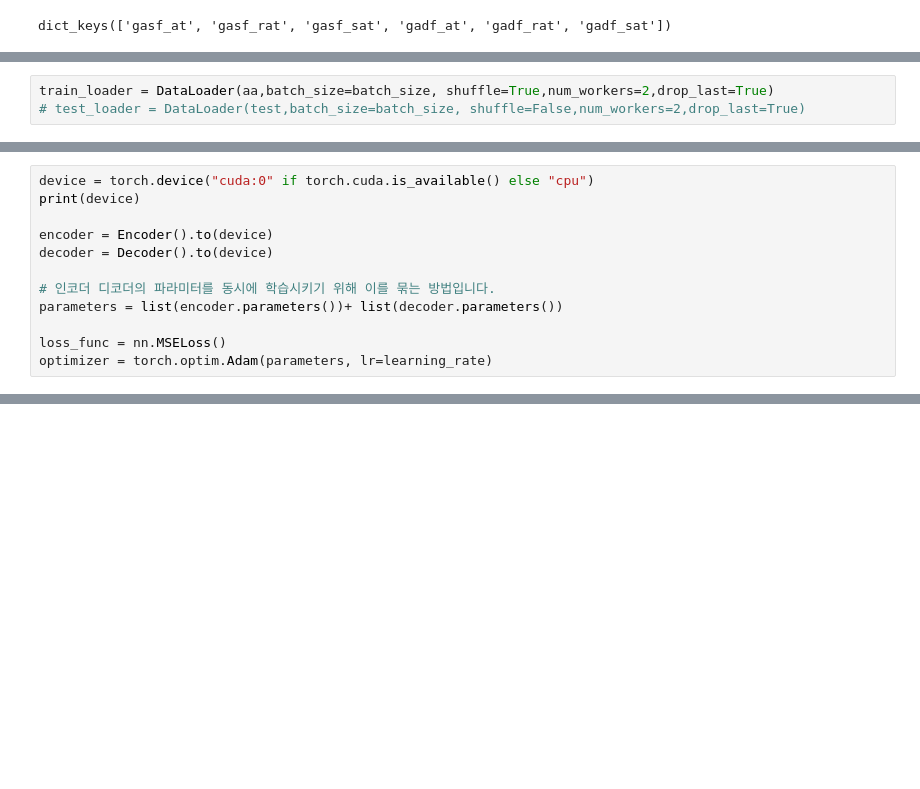
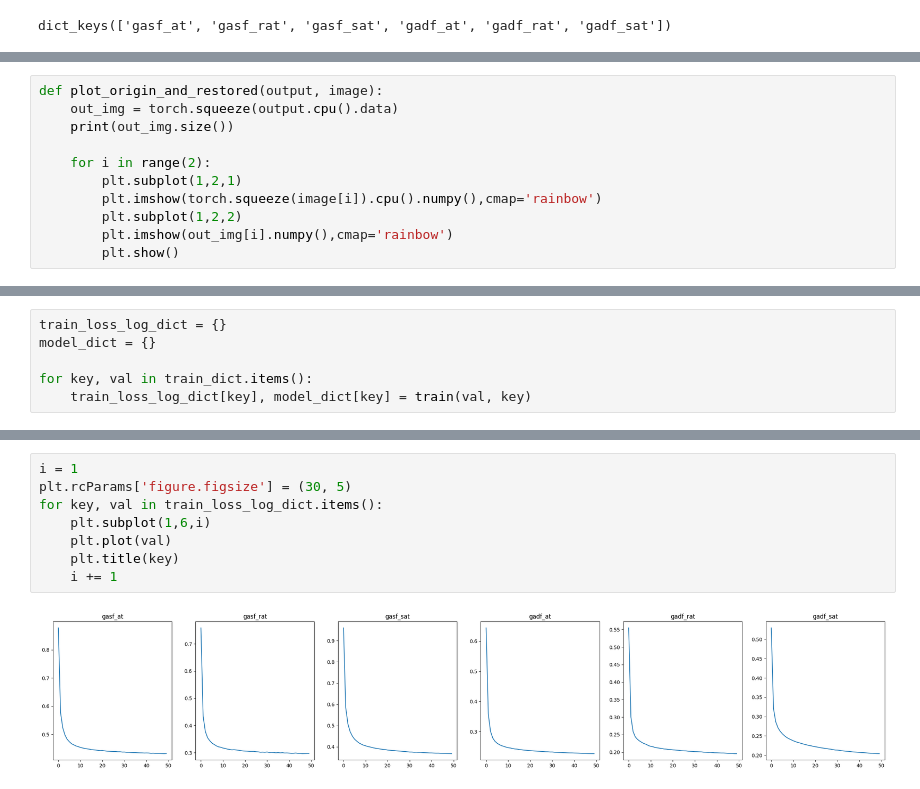
Before and after one commit to SPACEPORT-COLD-STORAGE/workspace, a Jupyter notebook: 03_modeling.ipynb, the cells around one changed output, grey strips where cells are left out. Cells and saved outputs as stored; diff of their text form; blank space fills up the shorter version.

```diff
--- a/03_modeling.ipynb
+++ b/03_modeling.ipynb
@@ -57,3 +34,0 @@ aa = tuple(aa)
-# %%
-train_loader = DataLoader(aa,batch_size=batch_size, shuffle=True,num_workers=2,drop_last=True)
-# test_loader = DataLoader(test,batch_size=batch_size, shuffle=False,num_workers=2,drop_last=True)
@@ -116,12 +103,0 @@ class Decoder(nn.Module):
-# %%
-device = torch.device("cuda:0" if torch.cuda.is_available() else "cpu")
-print(device)
-
-encoder = Encoder().to(device)
-decoder = Decoder().to(device)
-
-# 인코더 디코더의 파라미터를 동시에 학습시키기 위해 이를 묶는 방법입니다.
-parameters = list(encoder.parameters())+ list(decoder.parameters())
-
-loss_func = nn.MSELoss()
-optimizer = torch.optim.Adam(parameters, lr=learning_rate)
@@ -130,3 +104,14 @@ cpu
+# %%
+def plot_origin_and_restored(output, image):
+    out_img = torch.squeeze(output.cpu().data)
+    print(out_img.size())
+
+    for i in range(2):
+        plt.subplot(1,2,1)
+        plt.imshow(torch.squeeze(image[i]).cpu().numpy(),cmap='rainbow')
+        plt.subplot(1,2,2)
+        plt.imshow(out_img[i].numpy(),cmap='rainbow')
+        plt.show()
 # %%
 from tqdm import tqdm
 
@@ -214,0 +147,6 @@ torch.Size([256, 24, 24])
+# %%
+train_loss_log_dict = {}
+model_dict = {}
+
+for key, val in train_dict.items():
+    train_loss_log_dict[key], model_dict[key] = train(val, key)
@@ -214,0 +167,10 @@ torch.Size([256, 24, 24])
+# %%
+i = 1
+plt.rcParams['figure.figsize'] = (30, 5)
+for key, val in train_loss_log_dict.items():
+    plt.subplot(1,6,i)
+    plt.plot(val)
+    plt.title(key)
+    i += 1
+# %% [output]
+[figure, added]
```
Also changed, not shown: parts of 27 cells of this notebook, 3 other files.
